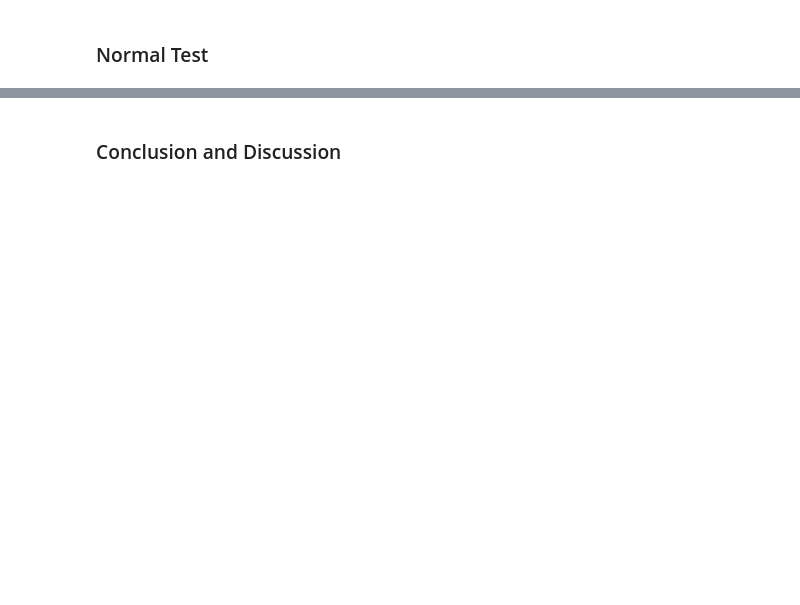
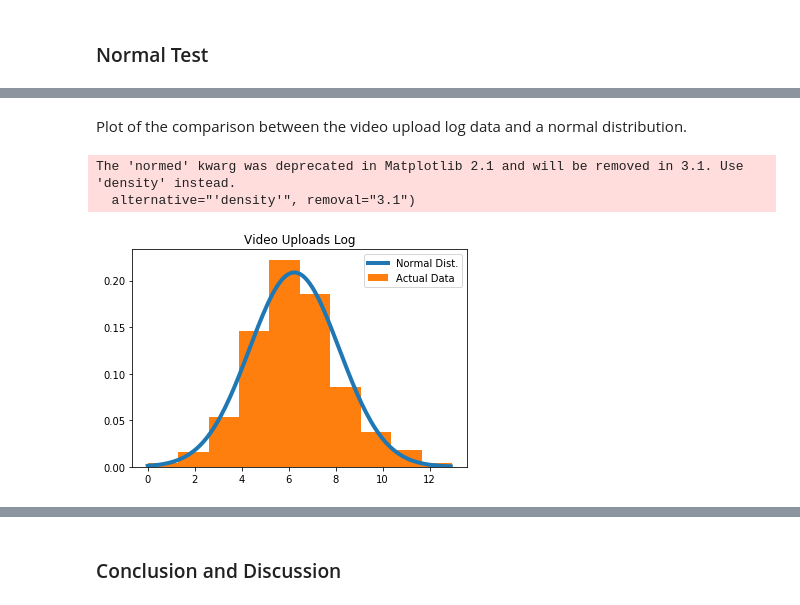
Before and after one commit to lcmendoza/Projects, a Jupyter notebook: FinalProject.ipynb, the cells around one changed output, grey strips where cells are left out. Saved outputs shown, nothing was run; the diff lists cells and outputs as text; code cells hidden in the pictures; blank space fills up the shorter version.

```diff
--- a/FinalProject.ipynb
+++ b/FinalProject.ipynb
@@ -246,0 +301,5 @@ plt.show()
+# %%
+df_Log = pd.DataFrame()
+df_Log['Video Uploads Log'] = np.log(df_youtube['video_uploads'])
+df_Log['Subscribers Log'] = np.log(df_youtube['Subscribers'])
+df_Log['Video Views Log'] = np.log(df_youtube['views'])
@@ -246,0 +308,5 @@ plt.show()
+# %%
+#Pulling out the different sets of data to test
+uploadLog_vals = df_Log['Video Uploads Log'].values
+subsLog_vals = df_Log['Subscribers Log'].values
+viewsLog_vals = df_Log['Video Views Log'].values
@@ -246,0 +355,14 @@ plt.show()
+# %% [markdown]
+Plot of the comparison between the video upload log data and a normal distribution.
+# %%
+#  This plots a histogram, with the hypothetical normal distribution (with same mean and variance)
+xs = np.arange(uploadLog_vals.min(), uploadLog_vals.max(), 0.1)
+fit = stats.norm.pdf(xs, np.mean(uploadLog_vals), np.std(uploadLog_vals))
+plt.plot(xs, fit, label='Normal Dist.', lw=4)
+plt.hist(uploadLog_vals, normed=True, label='Actual Data');
+plt.title('Video Uploads Log')
+plt.legend();
+# %% [output]
+The 'normed' kwarg was deprecated in Matplotlib 2.1 and will be removed in 3.1. Use 'density' instead.
+  alternative="'density'", removal="3.1")
+[figure, added]
```
Also changed, not shown: parts of 91 cells of this notebook.
